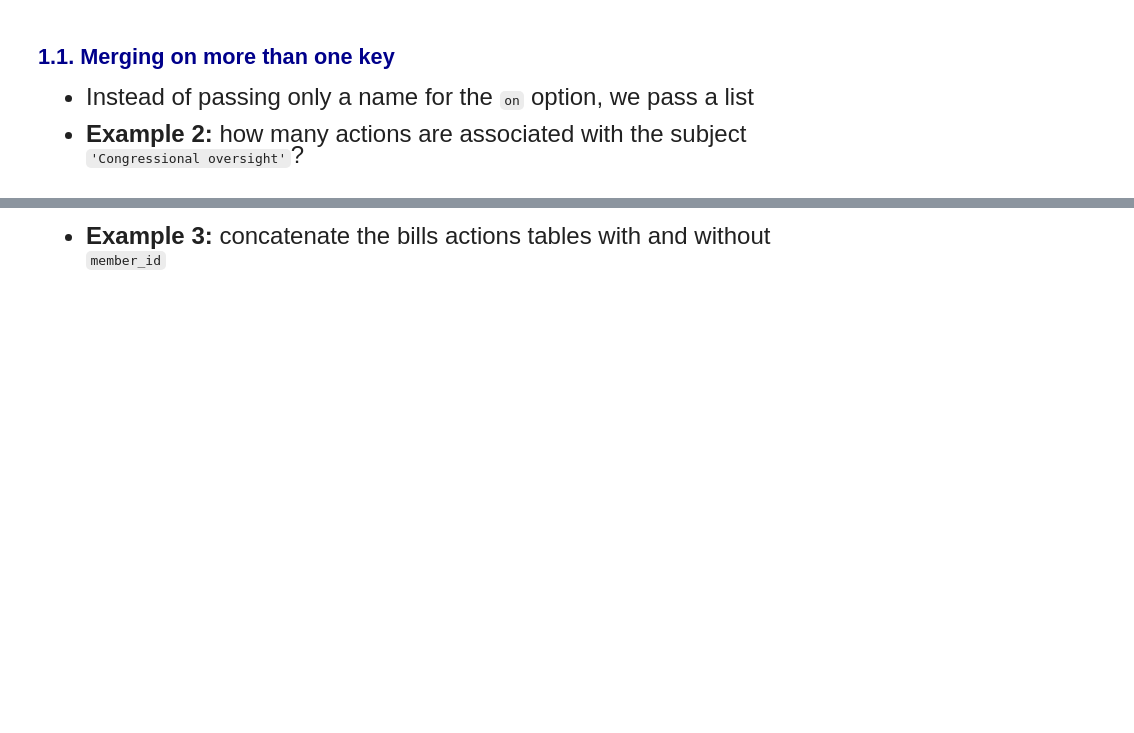
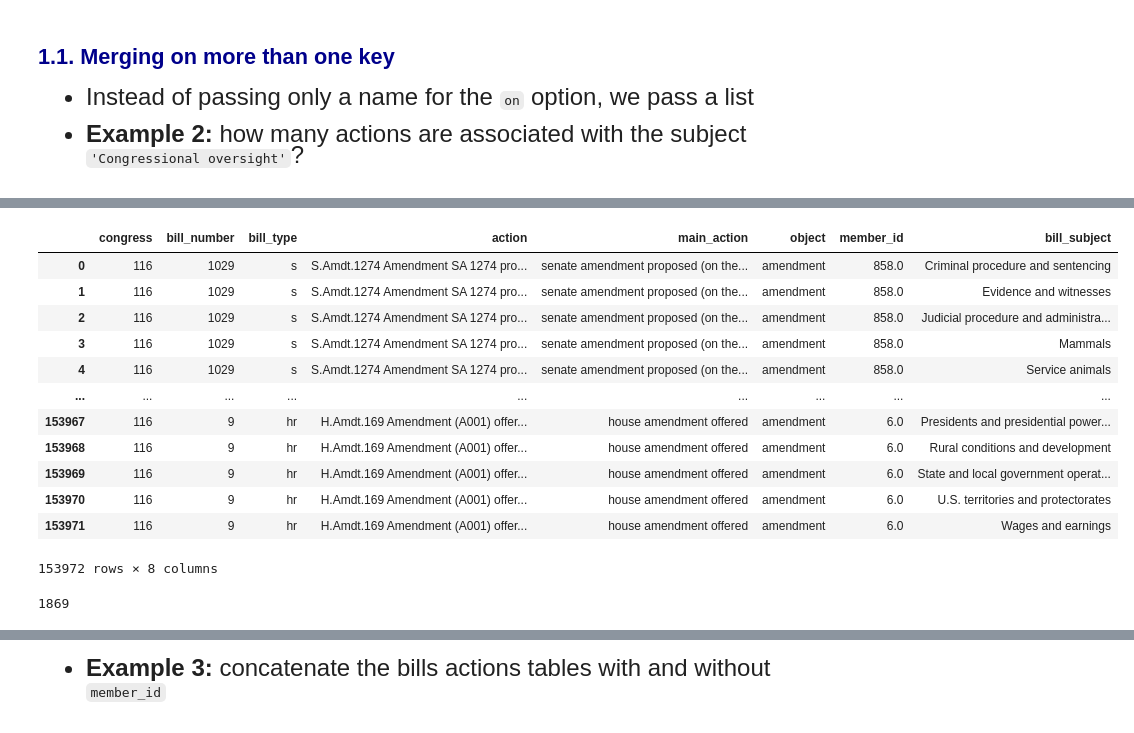
Before and after one commit to JE-Classrooms/qtm151-notes, a Jupyter notebook: lecture16/lecture16.ipynb, the cells around one changed output, grey strips where cells are left out. Saved outputs shown, nothing was run; the diff lists cells and outputs as text; code cells hidden in the pictures; blank space fills up the shorter version.

````diff
--- a/lecture16/lecture16.ipynb
+++ b/lecture16/lecture16.ipynb
@@ -92,6 +166,30 @@
 - **Example 2:** how many actions are associated with the subject ```'Congressional oversight'```?
 # %% [markdown]
 ![rdb_us](images/rdb_us_congress.png)
+# %%
+subjects = pd.read_csv('data/bills_subjects.csv')
+# %%
+mergeds = pd.merge(actions, subjects, on = ['congress', 'bill_number', 'bill_type'])
+# %%
+mergeds
+# %% [output]
+|  | congress | bill_number | bill_type | action | main_action | object | member_id | bill_subject |
+| 0 | 116 | 1029 | s | S.Amdt.1274 Amendment SA 1274 pro... | senate amendment proposed (on the... | amendment | 858.0 | Criminal procedure and sentencing |
+| 1 | 116 | 1029 | s | S.Amdt.1274 Amendment SA 1274 pro... | senate amendment proposed (on the... | amendment | 858.0 | Evidence and witnesses |
+| 2 | 116 | 1029 | s | S.Amdt.1274 Amendment SA 1274 pro... | senate amendment proposed (on the... | amendment | 858.0 | Judicial procedure and administra... |
+| 3 | 116 | 1029 | s | S.Amdt.1274 Amendment SA 1274 pro... | senate amendment proposed (on the... | amendment | 858.0 | Mammals |
+| 4 | 116 | 1029 | s | S.Amdt.1274 Amendment SA 1274 pro... | senate amendment proposed (on the... | amendment | 858.0 | Service animals |
+| ... | ... | ... | ... | ... | ... | ... | ... | ... |
+| 153967 | 116 | 9 | hr | H.Amdt.169 Amendment (A001) offer... | house amendment offered | amendment | 6.0 | Presidents and presidential power... |
+| 153968 | 116 | 9 | hr | H.Amdt.169 Amendment (A001) offer... | house amendment offered | amendment | 6.0 | Rural conditions and development |
+| 153969 | 116 | 9 | hr | H.Amdt.169 Amendment (A001) offer... | house amendment offered | amendment | 6.0 | State and local government operat... |
+| 153970 | 116 | 9 | hr | H.Amdt.169 Amendment (A001) offer... | house amendment offered | amendment | 6.0 | U.S. territories and protectorates |
+| 153971 | 116 | 9 | hr | H.Amdt.169 Amendment (A001) offer... | house amendment offered | amendment | 6.0 | Wages and earnings |
+153972 rows × 8 columns
+# %%
+sum(mergeds['bill_subject'] == 'Congressional oversight')
+# %% [output]
+1869
 # %% [markdown]
 ## <span style="color:darkblue"> 2. The concat method</span>
 
````
Also changed, not shown: parts of 10 cells of this notebook, 2 other files.
